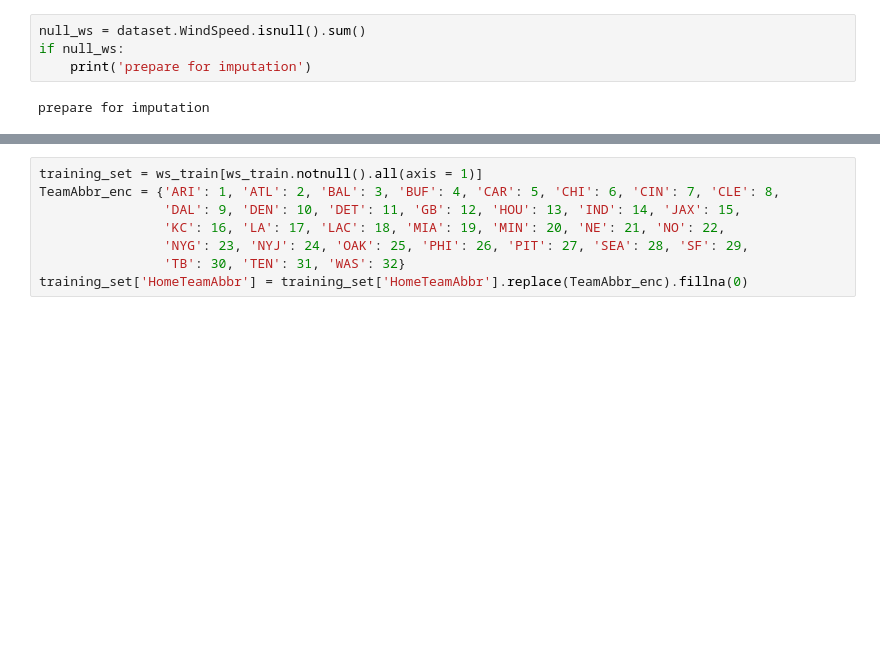
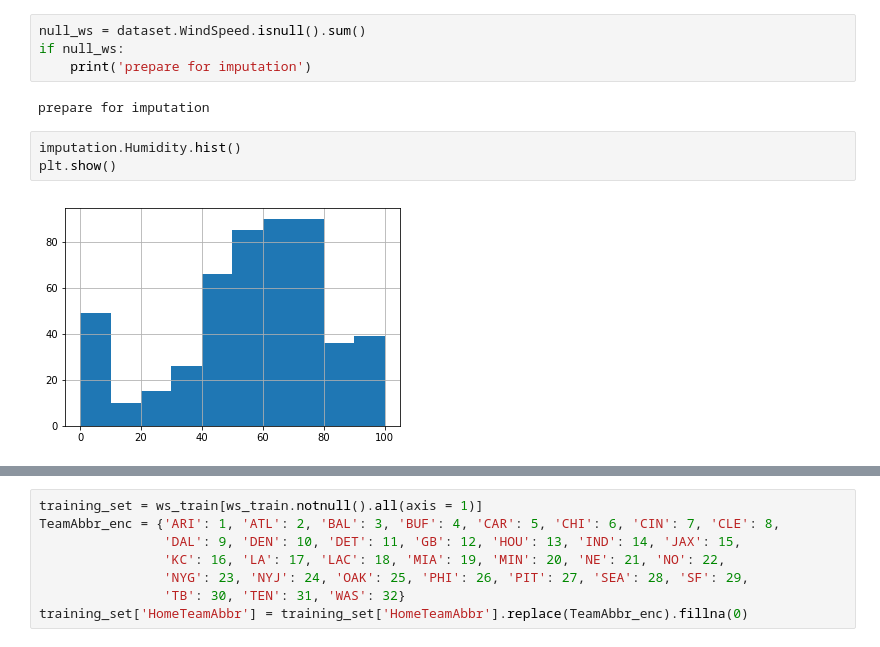
Before and after one commit to ejahanpour/NFL_prediction_Repo, a Jupyter notebook: models/understanding_data.ipynb, the cells around one changed output, grey strips where cells are left out. Drawn from its saved outputs; the diff is of its cells as text; blank space fills up the shorter version.

Commit message:
fixed an issue with ML imputation

```diff
--- a/models/understanding_data.ipynb
+++ b/models/understanding_data.ipynb
@@ -61,4 +61,9 @@ if null_ws:
     print('prepare for imputation')
 # %% [output]
 prepare for imputation
+# %%
+imputation.Humidity.hist()
+plt.show()
+# %% [output]
+[figure, added]
 # %%
```
Also changed, not shown: parts of 1 cell of this notebook, 1 other file.
